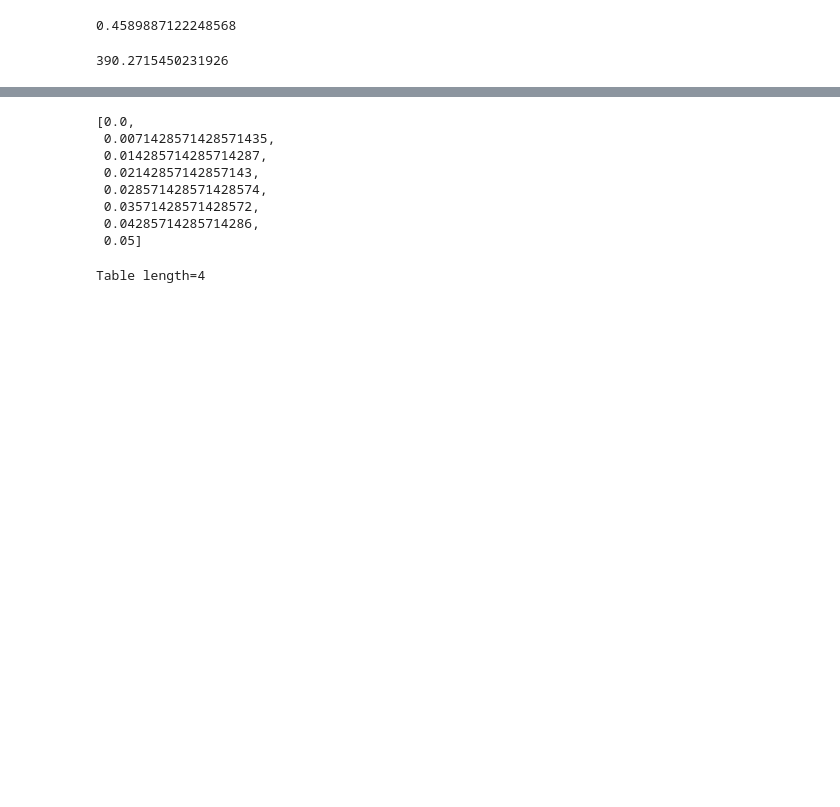
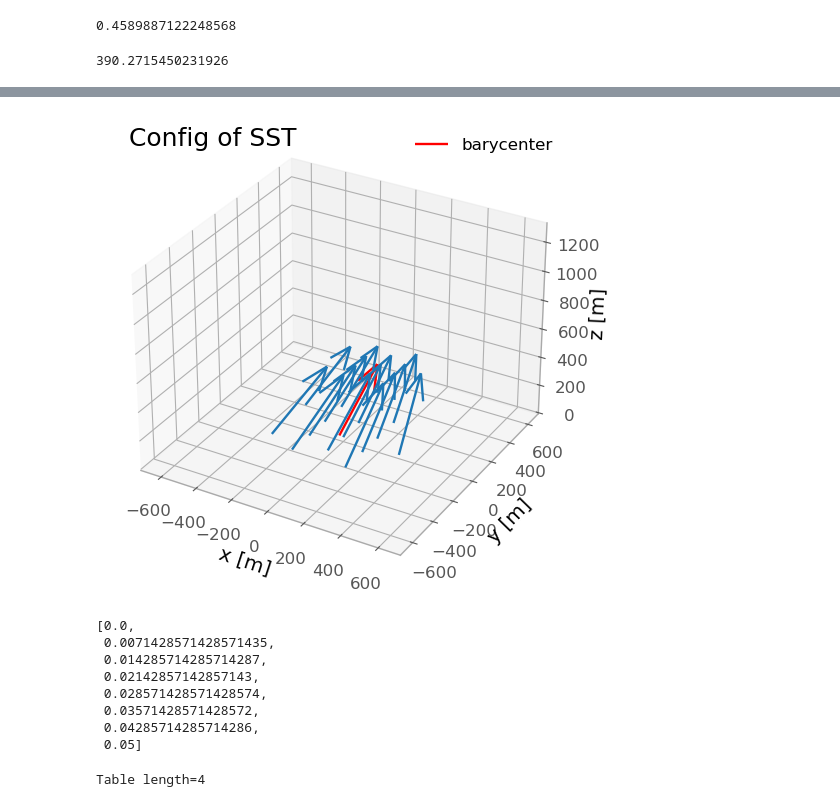
Before and after one commit to SamantaMorales/divtel, a Jupyter notebook: MST_notebook_best_configurations_1_altitude_configuration.ipynb, the cells around one changed output, grey strips where cells are left out. Cells and saved outputs as stored; diff of their text form; code cells hidden in the pictures; blank space fills up the shorter version.

```diff
--- a/MST_notebook_best_configurations_1_altitude_configuration.ipynb
+++ b/MST_notebook_best_configurations_1_altitude_configuration.ipynb
@@ -433,3 +432,19 @@ full_array.multiplicity_plot()
+# %%
+#array_alt_1.display("xyz")
+
+ax = full_array.display("xyz")
+
+
+
+#ax.legend(by_label.values(), by_label.keys(), loc='lower left')
+ax.text2D(0.05, 0.95, "Config of SST ",
+          transform=ax.transAxes, fontsize=18)
+
+
+
+plt.show()
+# %% [output]
+[figure, added]
 # %%
 div=[]
 
```
Also changed, not shown: parts of 5 cells of this notebook, 4 other files.
